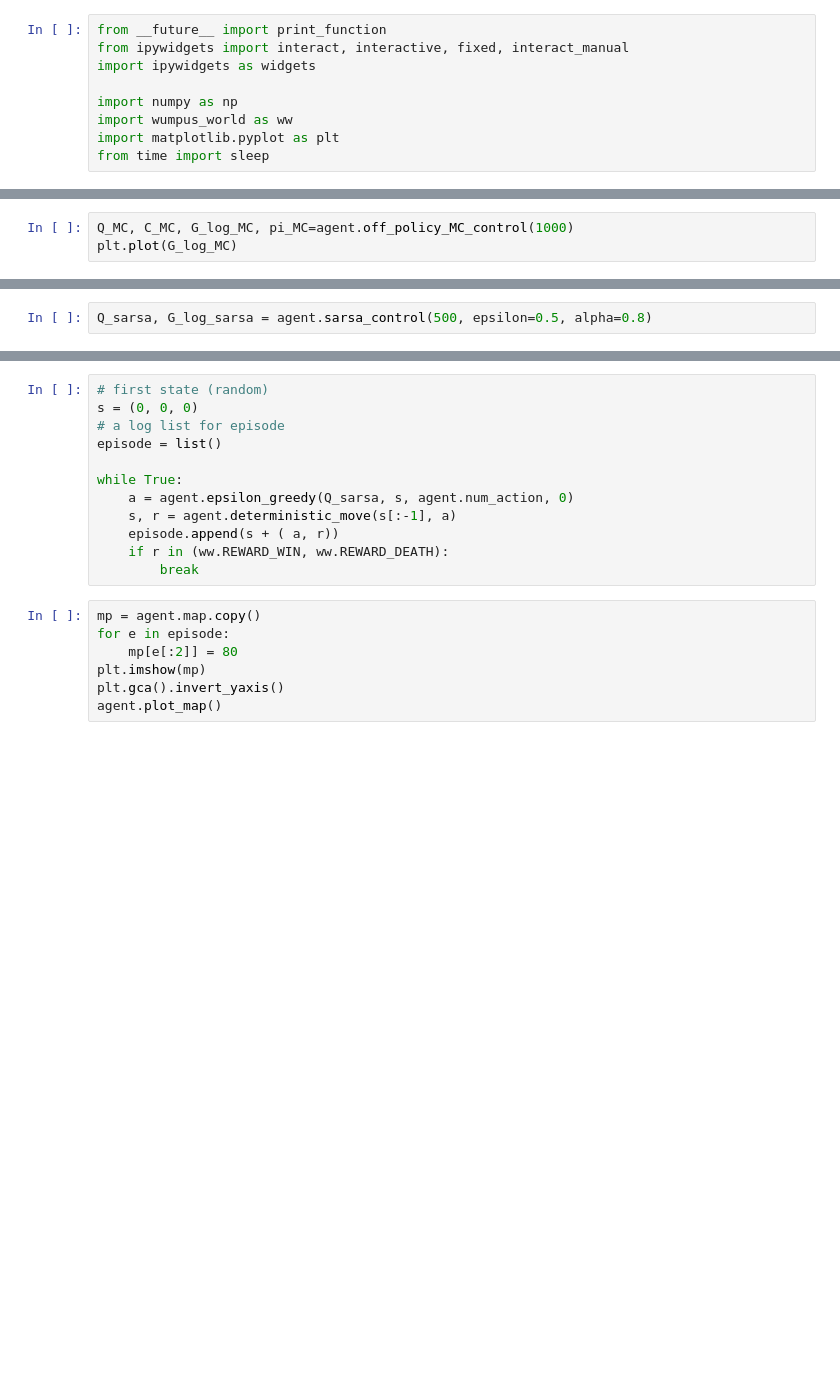
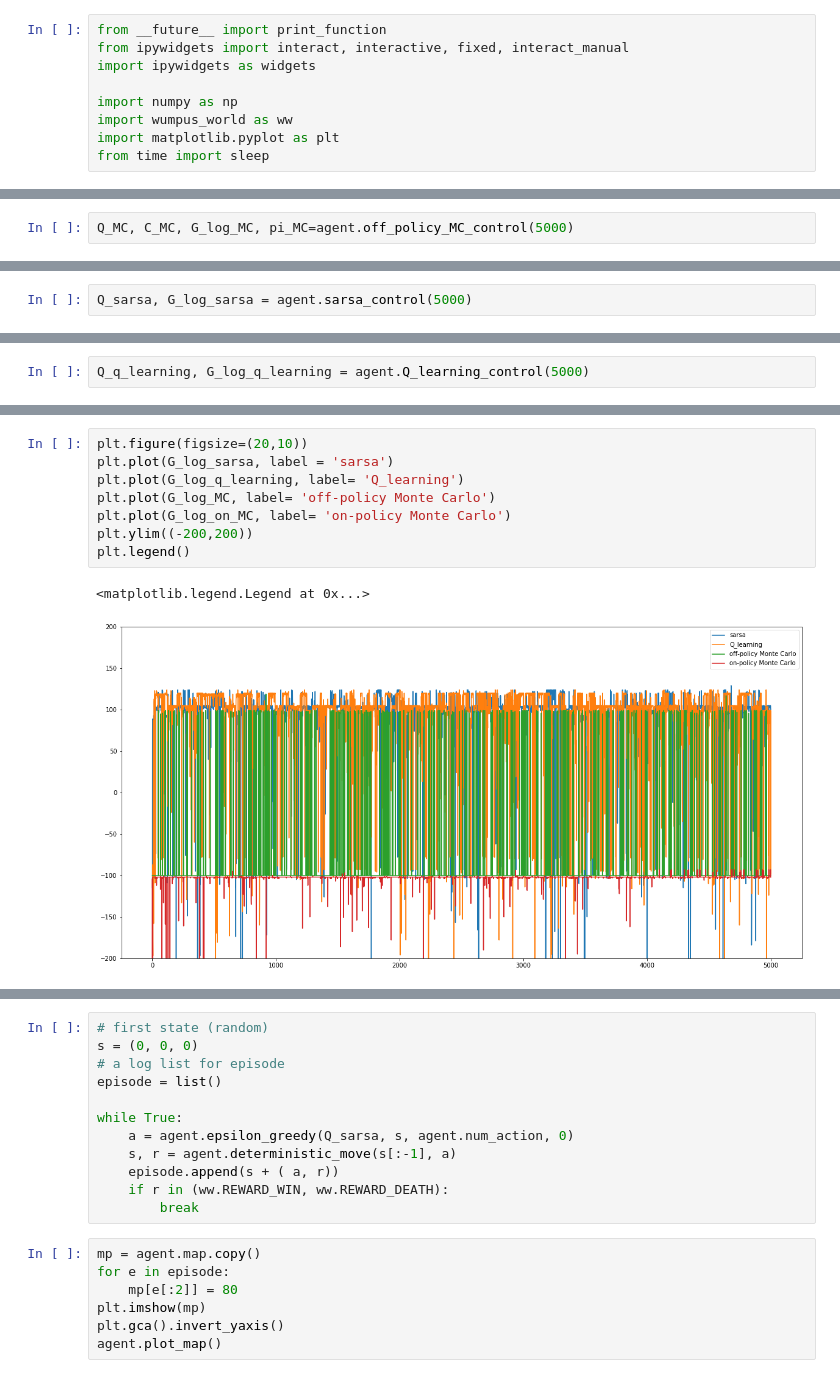
Before and after one commit to makashy/RLBookSolutions, a Jupyter notebook: RL Examples/2. wumpus world/Wumpus World.ipynb, the cells around one changed output, grey strips where cells are left out. Cells and saved outputs as stored; diff of their text form; blank space fills up the shorter version.

```diff
--- a/RL Examples/2. wumpus world/Wumpus World.ipynb
+++ b/RL Examples/2. wumpus world/Wumpus World.ipynb
@@ -17,4 +63,3 @@ agent.interactive_game()
 # %%
-Q_MC, C_MC, G_log_MC, pi_MC=agent.off_policy_MC_control(1000)
-plt.plot(G_log_MC)
+Q_MC, C_MC, G_log_MC, pi_MC=agent.off_policy_MC_control(5000)
 # %% [output]
@@ -82,3 +94,3 @@ world.plot_map()
 # %%
-Q_sarsa, G_log_sarsa = agent.sarsa_control(500, epsilon=0.5, alpha=0.8)
+Q_sarsa, G_log_sarsa = agent.sarsa_control(5000)
 # %% [output]
@@ -85,0 +125,2 @@ Q_sarsa, G_log_sarsa = agent.sarsa_control(500, epsilon=0.5, alpha=0.8)
+# %%
+Q_q_learning, G_log_q_learning = agent.Q_learning_control(5000)
@@ -85,0 +149,11 @@ Q_sarsa, G_log_sarsa = agent.sarsa_control(500, epsilon=0.5, alpha=0.8)
+# %%
+plt.figure(figsize=(20,10))
+plt.plot(G_log_sarsa, label = 'sarsa')
+plt.plot(G_log_q_learning, label= 'Q_learning')
+plt.plot(G_log_MC, label= 'off-policy Monte Carlo')
+plt.plot(G_log_on_MC, label= 'on-policy Monte Carlo')
+plt.ylim((-200,200))
+plt.legend()
+# %% [output]
+<matplotlib.legend.Legend at 0x...>
+[figure, added]
```
Also changed, not shown: parts of 47 cells of this notebook, 5 other files.
